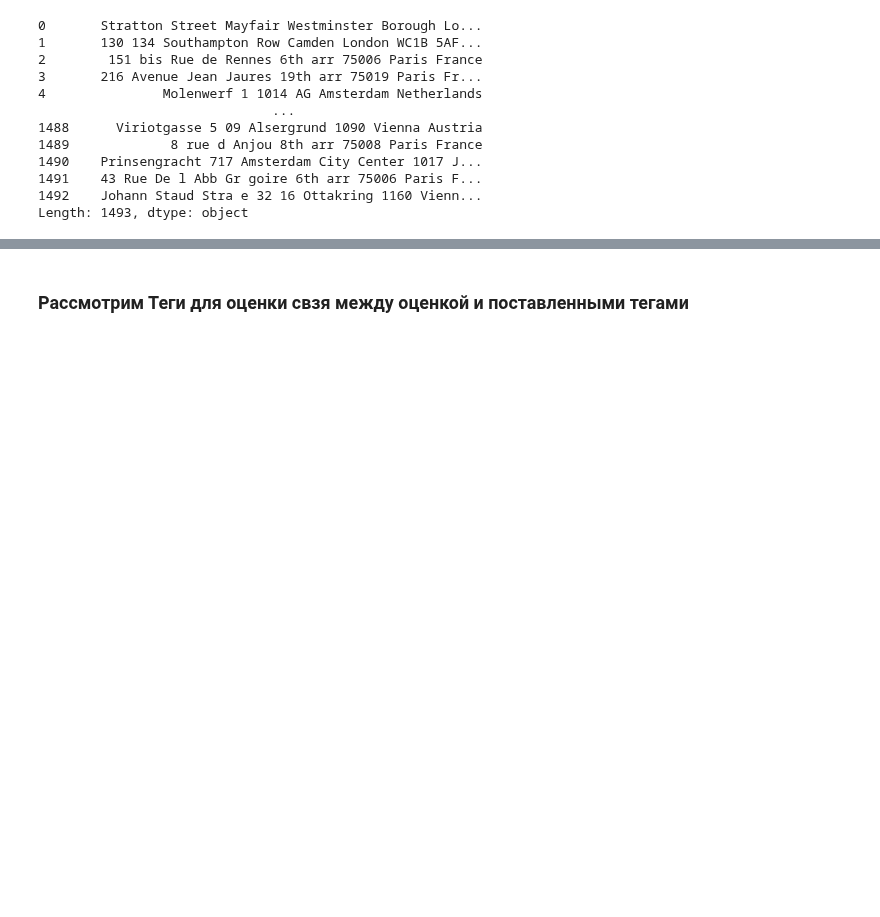
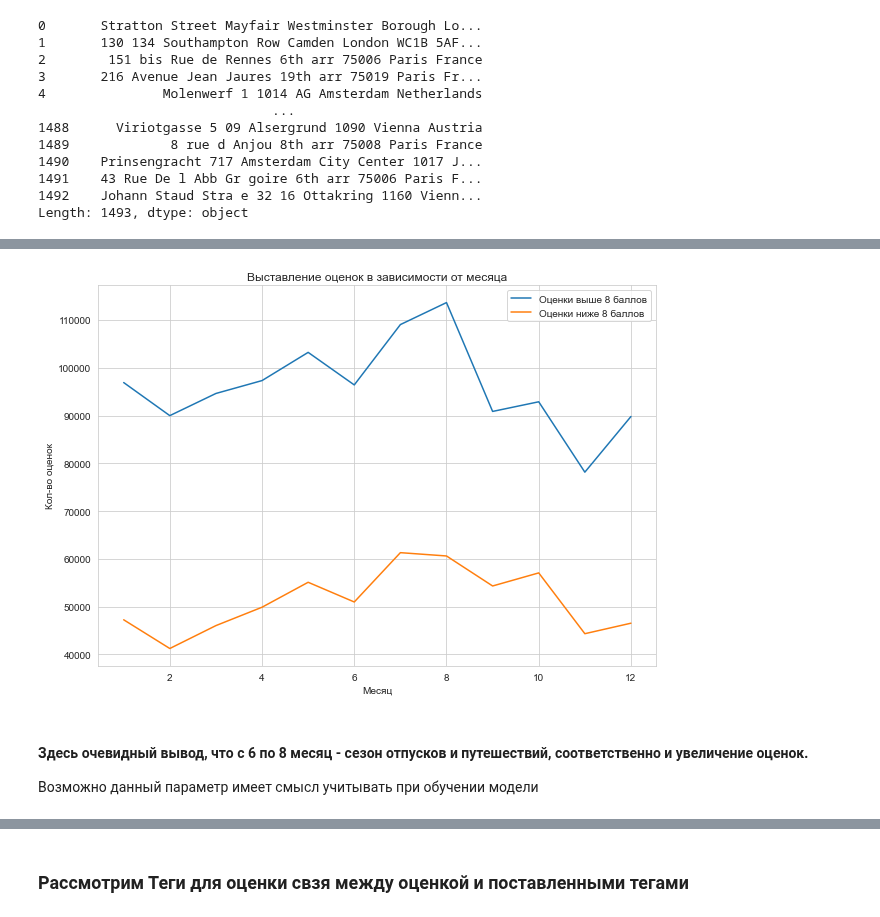
Before and after one commit to AleksandrFrom/SF_DS, a Jupyter notebook: EDA-Project3.ipynb, the cells around one changed output, grey strips where cells are left out. Cells and saved outputs as stored; diff of their text form; code cells hidden in the pictures; blank space fills up the shorter version.

```diff
--- a/EDA-Project3.ipynb
+++ b/EDA-Project3.ipynb
@@ -108,0 +110,3 @@ Text(0.5, 1.0, 'Зависимость средней оценки\nот стр
+# %%
+#изменим формат даты, оставим месяц опубликования
+hotels['month'] = pd.to_datetime(hotels['review_date']).dt.month
@@ -108,0 +125,10 @@ Text(0.5, 1.0, 'Зависимость средней оценки\nот стр
+# %%
+# Фильтруем и готовим данные по влиянию времени на оценку
+
+data1 = hotels[hotels['reviewer_score'] >=8].groupby('month')['reviewer_score'] \
+             .agg(count='count').reset_index().sort_values(by='month')
+
+data2 = hotels[hotels['reviewer_score'] <8].groupby('month')['reviewer_score'] \
+             .agg(count='count').reset_index().sort_values(by='month')
+
+data1.head()
@@ -108,0 +142,19 @@ Text(0.5, 1.0, 'Зависимость средней оценки\nот стр
+# %%
+# Строим линейный график с отфильтрованными данными
+
+plt.figure(figsize=(10, 7))
+
+plt.plot(data1['month'], data1['count'])
+plt.plot(data2['month'], data2['count'])
+
+plt.title('Выставление оценок в зависимости от месяца')
+plt.xlabel('Месяц')
+plt.ylabel('Кол-во оценок')
+plt.legend(['Оценки выше 8 баллов', 'Оценки ниже 8 баллов'])
+
+plt.show()
+# %% [output]
+[figure, added]
+# %% [markdown]
+#### Здесь очевидный вывод, что с 6 по 8 месяц - сезон отпусков и путешествий, соответственно и увеличение оценок.
+Возможно данный параметр имеет смысл учитывать при обучении модели
```
Also changed, not shown: parts of 20 cells of this notebook.
